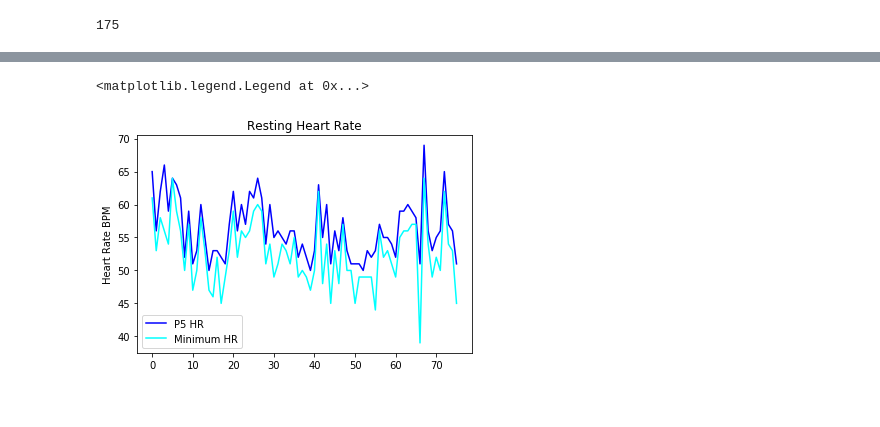
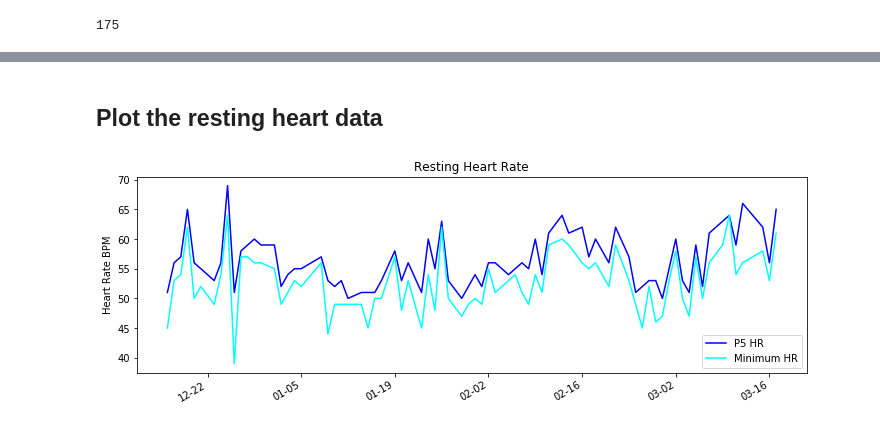
Before and after one commit to tyleracorn/pyhealth, a Jupyter notebook: SasA_Example.ipynb, the cells around one changed output, grey strips where cells are left out. Saved outputs shown, nothing was run; the diff lists cells and outputs as text; code cells hidden in the pictures.

```diff
--- a/SasA_Example.ipynb
+++ b/SasA_Example.ipynb
@@ -109,5 +112,5 @@ array([  300000,  1800000,  2700000,  3600000,  4500000,  6900000,
 # %%
-heartRateData = np.array(split_record.hr)
+heartRateData = np.array(split_record.heart_rate)
 heartRateData = np.array(heartRateData[:].T[2], dtype=float)
 rHR_p5 = np.percentile(heartRateData, 5)
 rHR = heartRateData.min()
@@ -151,13 +159,16 @@ fl_nLines
 idx = 0
 RestingHR = []
 RestingHRp5 = []
+hr_date = np.array([], dtype='datetime64')
 while idx < fl_nLines:
     if 'Id' in sa_file_as_list[idx]:
         split_record = us.split_sleepasandroid_record(sa_file_as_list, idx)
         if split_record:
-            if split_record.hr:
-                heartRateData = np.array(split_record.hr)
+            if split_record.heart_rate:
+                heartRateData = np.array(split_record.heart_rate)
                 heartRateData = np.array(heartRateData[:].T[2], dtype=float)
                 RestingHRp5.append(int(np.percentile(heartRateData, 5)))
                 RestingHR.append(int(heartRateData.min()))
+                hr_date = np.append(hr_date, np.datetime64(split_record.start_datetime.to_date_string()))
+                #hr_date.append(split_record.start_datetime.to_date_string())
     idx += 1
@@ -164,12 +199,16 @@ while idx < fl_nLines:
+# %% [markdown]
+## Plot the resting heart data
 # %%
-plt_idx = [x for x in range(len(RestingHRp5))]
-fig, ax = plt.subplots()
+fig, ax = plt.subplots(figsize=(12, 4))
 
-ax.plot(plt_idx, RestingHRp5, 'blue', label='P5 HR')
-ax.plot(plt_idx, RestingHR, 'cyan', label='Minimum HR')
+ax.plot_date(hr_date, RestingHRp5, 'blue', label='P5 HR')
+ax.plot_date(hr_date, RestingHR, 'cyan', label='Minimum HR')
 ax.set_title('Resting Heart Rate')
 ax.set_ylabel('Heart Rate BPM')
-ax.legend(loc=3)
+ax.legend(loc=4)
+#ax.format_xdata = mdates.DateFormatter('%m-%d')
+ax.xaxis.set_major_formatter(mdates.DateFormatter('%m-%d'))
+fig.autofmt_xdate()
+plt.savefig('examples/example_resting_heartrate.png', bbox_inches='tight')
 # %% [output]
-<matplotlib.legend.Legend at 0x...>
-[figure, old version]
+[figure, new version]
```
Also changed, not shown: parts of 17 cells of this notebook, 3 other files.
